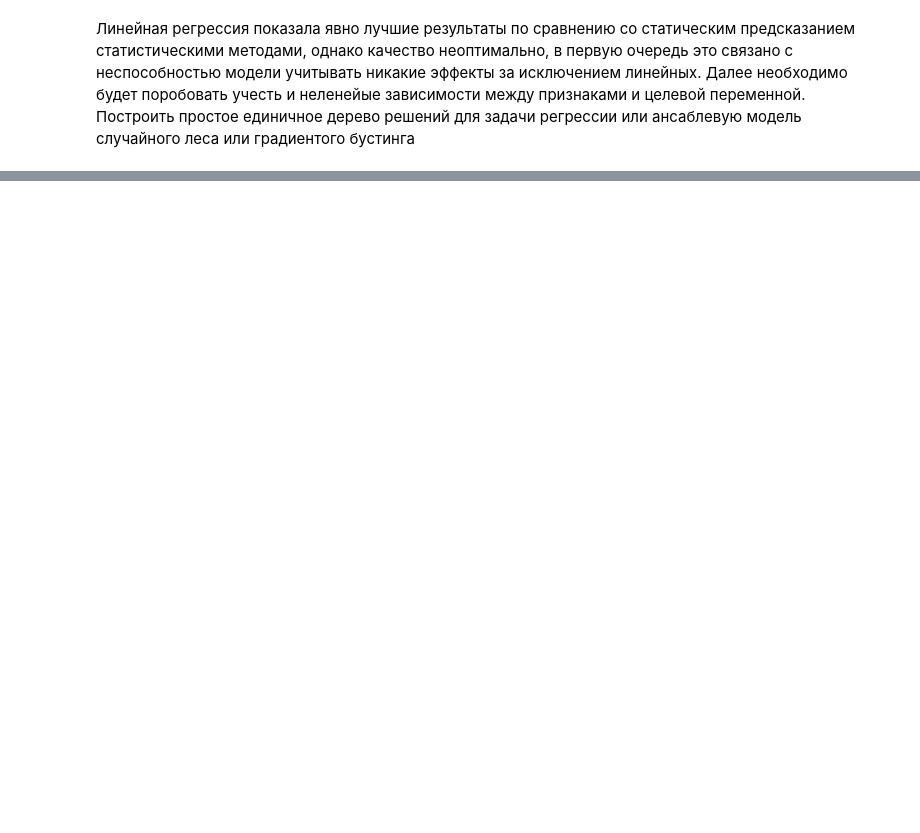
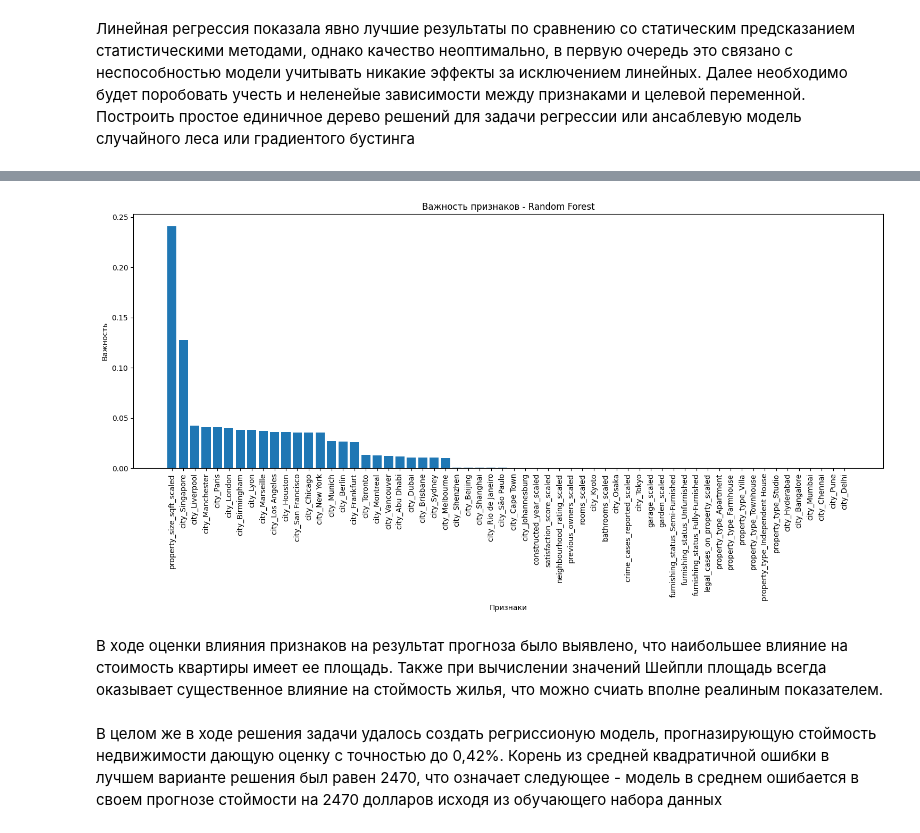
Before and after one commit to badmax333/ITMO_ML_course, a Jupyter notebook: ML_HW_AI_HUB.ipynb, the cells around one changed output, grey strips where cells are left out. Drawn from its saved outputs; the diff is of its cells as text; code cells hidden in the pictures; blank space fills up the shorter version.

```diff
--- a/ML_HW_AI_HUB.ipynb
+++ b/ML_HW_AI_HUB.ipynb
@@ -504,0 +1130,20 @@ R2 score: 0.8108594664215691
+# %%
+feature_importance = rf_regressor.feature_importances_
+
+indices = np.argsort(feature_importance)[::-1]
+features = [f'Feature {i}' for i in range(X_train.shape[1])]
+
+plt.figure(figsize=(15, 8))
+plt.bar(range(len(feature_importance)), feature_importance[indices])
+plt.xticks(range(len(feature_importance)), [X_train.columns[i] for i in indices], rotation=90)
+plt.title('Важность признаков - Random Forest')
+plt.xlabel('Признаки')
+plt.ylabel('Важность')
+plt.tight_layout()
+plt.show()
+# %% [output]
+[figure, added]
+# %% [markdown]
+В ходе оценки влияния признаков на результат прогноза было выявлено, что наибольшее влияние на стоимость квартиры имеет ее площадь. Также при вычислении значений Шейпли площадь всегда оказывает существенное влияние на стоймость жилья, что можно счиать вполне реалиным показателем.
+# %% [markdown]
+В целом же в ходе решения задачи удалось создать регриссионую модель, прогназирующую стоймость недвижимости дающую оценку с точностью до 0,42%. Корень из средней квадратичной ошибки в лучшем варианте решения был равен 2470, что означает следующее - модель в среднем ошибается в своем прогнозе стоймости на 2470 долларов исходя из обучающего набора данных
```
Also changed, not shown: parts of 27 cells of this notebook.
